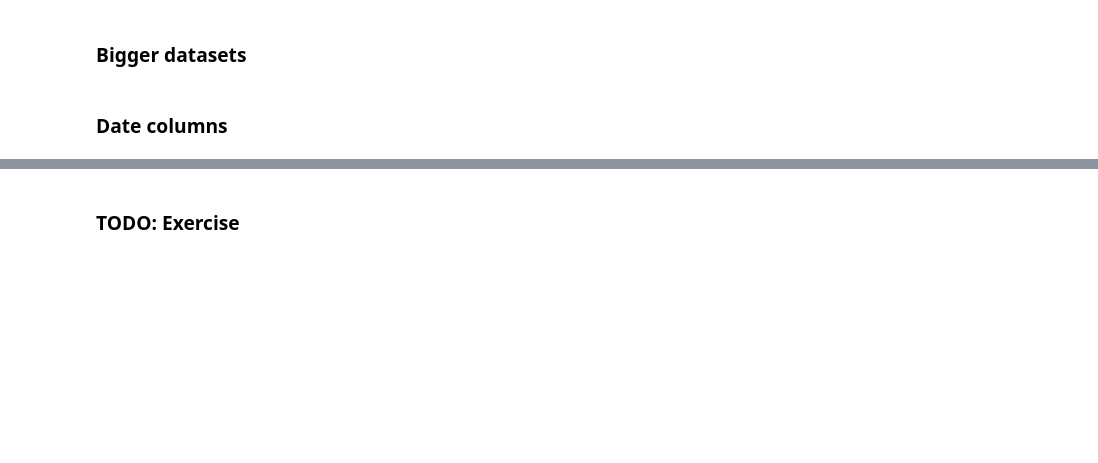
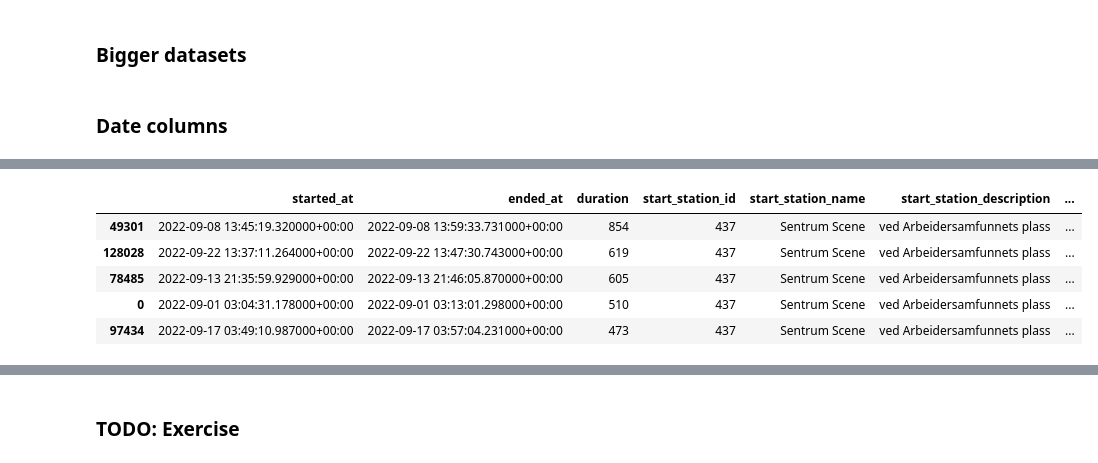
Before and after one commit to no-pim-data-analytics/ml-faggruppe, a Jupyter notebook: 2024V/session1_intro_data_processing/python/plan.ipynb, the cells around one changed output, grey strips where cells are left out. Drawn from its saved outputs; the diff is of its cells as text; code cells hidden in the pictures; blank space fills up the shorter version.

```diff
--- a/2024V/session1_intro_data_processing/python/plan.ipynb
+++ b/2024V/session1_intro_data_processing/python/plan.ipynb
@@ -300,0 +487,13 @@ trips.info()
+# %%
+(pd.read_csv("../data/09.csv")
+ .query("start_station_id==437 & end_station_id==583")
+ .assign(double_duration = 2*df.duration)
+ .sort_values(by="duration", ascending=False)
+)
+# %% [output]
+|  | started_at | ended_at | duration | start_station_id | start_station_name | start_station_description | ... |
+| 49301 | 2022-09-08 13:45:19.320000+00:00 | 2022-09-08 13:59:33.731000+00:00 | 854 | 437 | Sentrum Scene | ved Arbeidersamfunnets plass | ... |
+| 128028 | 2022-09-22 13:37:11.264000+00:00 | 2022-09-22 13:47:30.743000+00:00 | 619 | 437 | Sentrum Scene | ved Arbeidersamfunnets plass | ... |
+| 78485 | 2022-09-13 21:35:59.929000+00:00 | 2022-09-13 21:46:05.870000+00:00 | 605 | 437 | Sentrum Scene | ved Arbeidersamfunnets plass | ... |
+| 0 | 2022-09-01 03:04:31.178000+00:00 | 2022-09-01 03:13:01.298000+00:00 | 510 | 437 | Sentrum Scene | ved Arbeidersamfunnets plass | ... |
+| 97434 | 2022-09-17 03:49:10.987000+00:00 | 2022-09-17 03:57:04.231000+00:00 | 473 | 437 | Sentrum Scene | ved Arbeidersamfunnets plass | ... |
```
Also changed, not shown: parts of 45 cells of this notebook.
